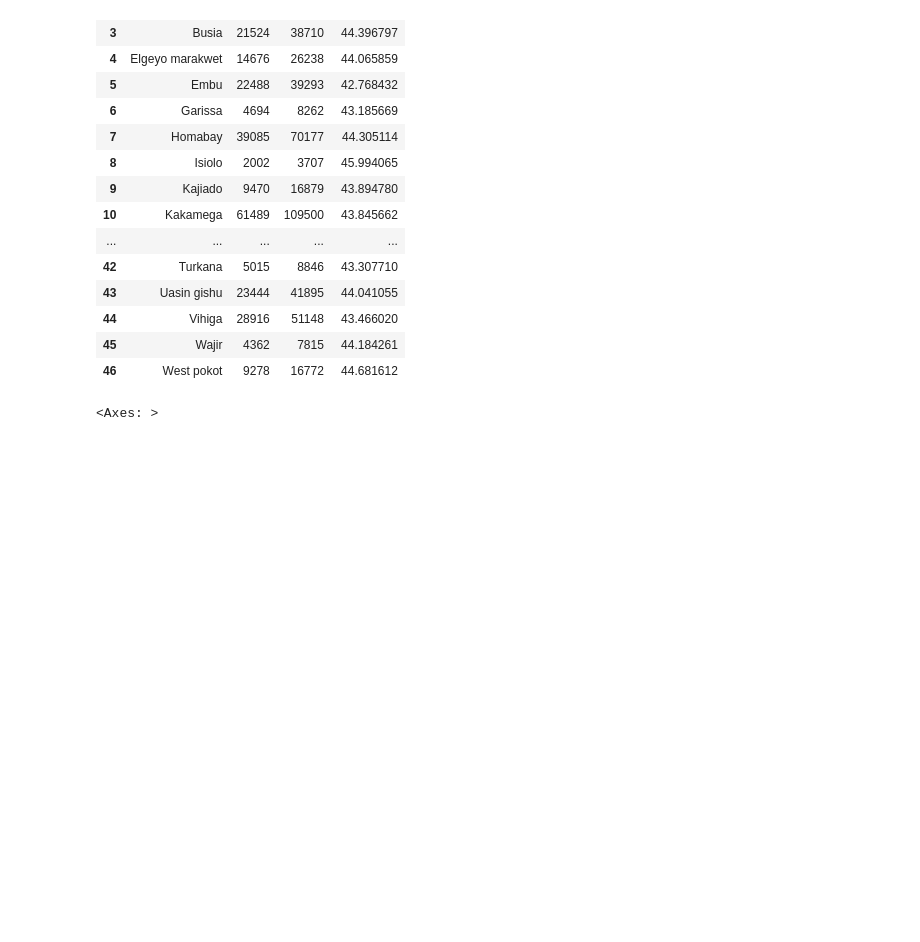
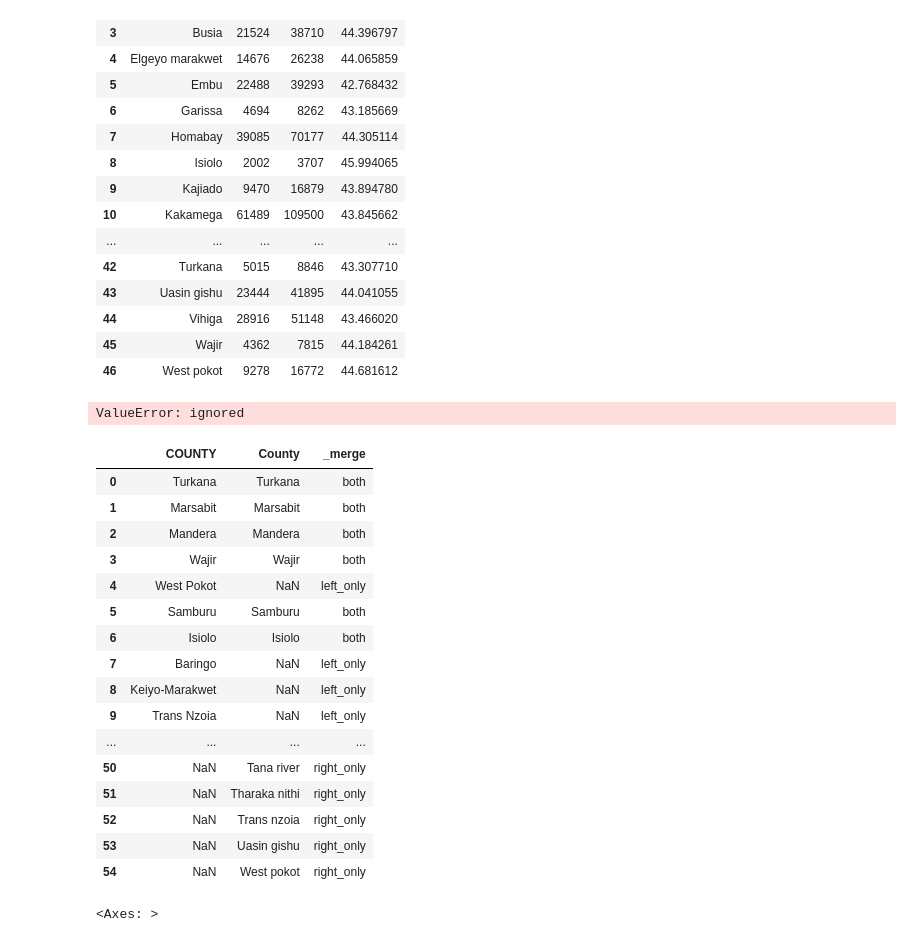
Before and after one commit to Brian13Noble/Geographical-Information-Systems-Projects, a Jupyter notebook: ps2.ipynb, the cells around one changed output. Drawn from its saved outputs; the diff is of its cells as text; code cells hidden in the pictures; blank space fills up the shorter version.

```diff
--- a/ps2.ipynb
+++ b/ps2.ipynb
@@ -76,9 +67,11 @@ Shape_len      float64
 geometry      geometry
 dtype: object
 # %%
+#aok: same here had to adjust these!!!! please make sure it is fixed next time
+
 #from google.colab import drive
 #drive.mount("/content/drive")
-sec_enrollment = "/content/drive/MyDrive/Datasets/number-of-secondary-school-enrolment-by-county-2007-2013-csv-1.csv"
+sec_enrollment = "https://raw.githubusercontent.com/Brian13Noble/GIS/main/number-of-secondary-school-enrolment-by-county-2007-2013-csv-1.csv"
 sec_enrollment = pd.read_csv(sec_enrollment)
 sec_enrollment
 # %% [output]
@@ -203,8 +196,32 @@ kenya_counties = pd.merge(
     right=sec_enrollment,
     left_on='COUNTY',
     right_on='County',
-    how='outer'
+    how='outer', indicator=True #aok always do have indicator!!!
 )
+# %% [output]
+ValueError: ignored
+# %%
+kenya_counties[['COUNTY','County','_merge']] #and then have to have a look at things that didnt match;
+#sort on _merge and indeed there are some eg tana river and so have to fix it!!!
+#auto.loc[auto['foreign'] =='Domestic', 'colOfOnes']  = '100'
+# %% [output]
+|  | COUNTY | County | _merge |
+| 0 | Turkana | Turkana | both |
+| 1 | Marsabit | Marsabit | both |
+| 2 | Mandera | Mandera | both |
+| 3 | Wajir | Wajir | both |
+| 4 | West Pokot | NaN | left_only |
+| 5 | Samburu | Samburu | both |
+| 6 | Isiolo | Isiolo | both |
+| 7 | Baringo | NaN | left_only |
+| 8 | Keiyo-Marakwet | NaN | left_only |
+| 9 | Trans Nzoia | NaN | left_only |
+| ... | ... | ... | ... |
+| 50 | NaN | Tana river | right_only |
+| 51 | NaN | Tharaka nithi | right_only |
+| 52 | NaN | Trans nzoia | right_only |
+| 53 | NaN | Uasin gishu | right_only |
+| 54 | NaN | West pokot | right_only |
 # %%
 #print(kenya_counties.info())
 # %%
```
Also changed, not shown: parts of 4 cells of this notebook.
